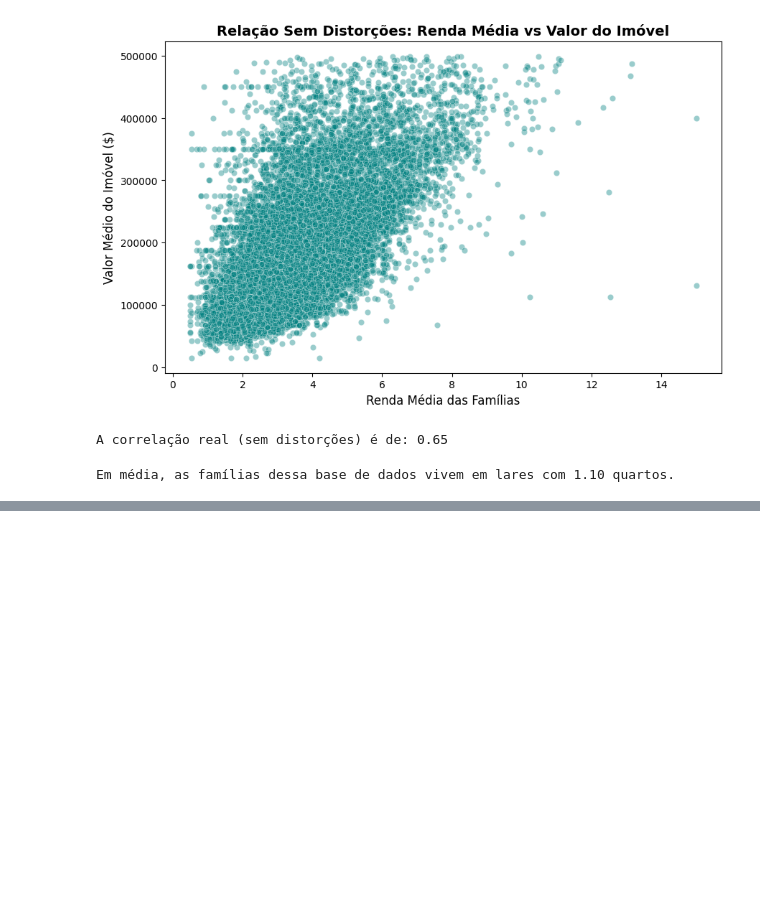
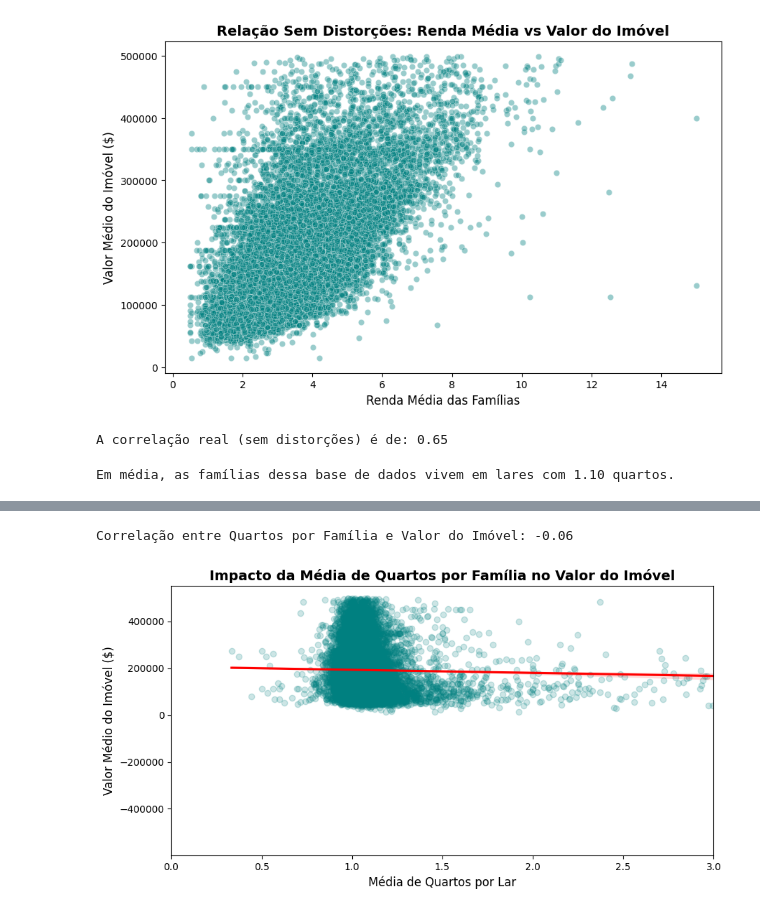
Before and after one commit to reginaldo-adsj/analise-mercado-imobiliario, a Jupyter notebook: analise-mercado-imobiliario.ipynb, the cells around one changed output, grey strips where cells are left out. Cells and saved outputs as stored; diff of their text form; code cells hidden in the pictures; blank space fills up the shorter version.

```diff
--- a/analise-mercado-imobiliario.ipynb
+++ b/analise-mercado-imobiliario.ipynb
@@ -160 +86,20 @@ fig.show()
+# %%
+# Calculando a correlação com a nova métrica
+correlacao_quartos = df_limpo['quartos_por_familia'].corr(df_limpo['median_house_value'])
+print(f"Correlação entre Quartos por Família e Valor do Imóvel: {correlacao_quartos:.2f}\n")
+
+# Gerando um gráfico rápido para ver a tendência
+plt.figure(figsize=(10, 5))
+sns.regplot(data=df_limpo, x='quartos_por_familia', y='median_house_value',
+            scatter_kws={'alpha':0.2, 'color':'teal'}, line_kws={'color':'red'})
+
+plt.title('Impacto da Média de Quartos por Família no Valor do Imóvel', fontsize=14, fontweight='bold')
+plt.xlabel('Média de Quartos por Lar', fontsize=12)
+plt.ylabel('Valor Médio do Imóvel ($)', fontsize=12)
+plt.xlim(0, 3) # Limitando o eixo X para focar onde está a maioria dos dados
+
+plt.show()
+# %% [output]
+Correlação entre Quartos por Família e Valor do Imóvel: -0.06
+[figure, added]
 # %%
```
Also changed, not shown: parts of 4 cells of this notebook.
